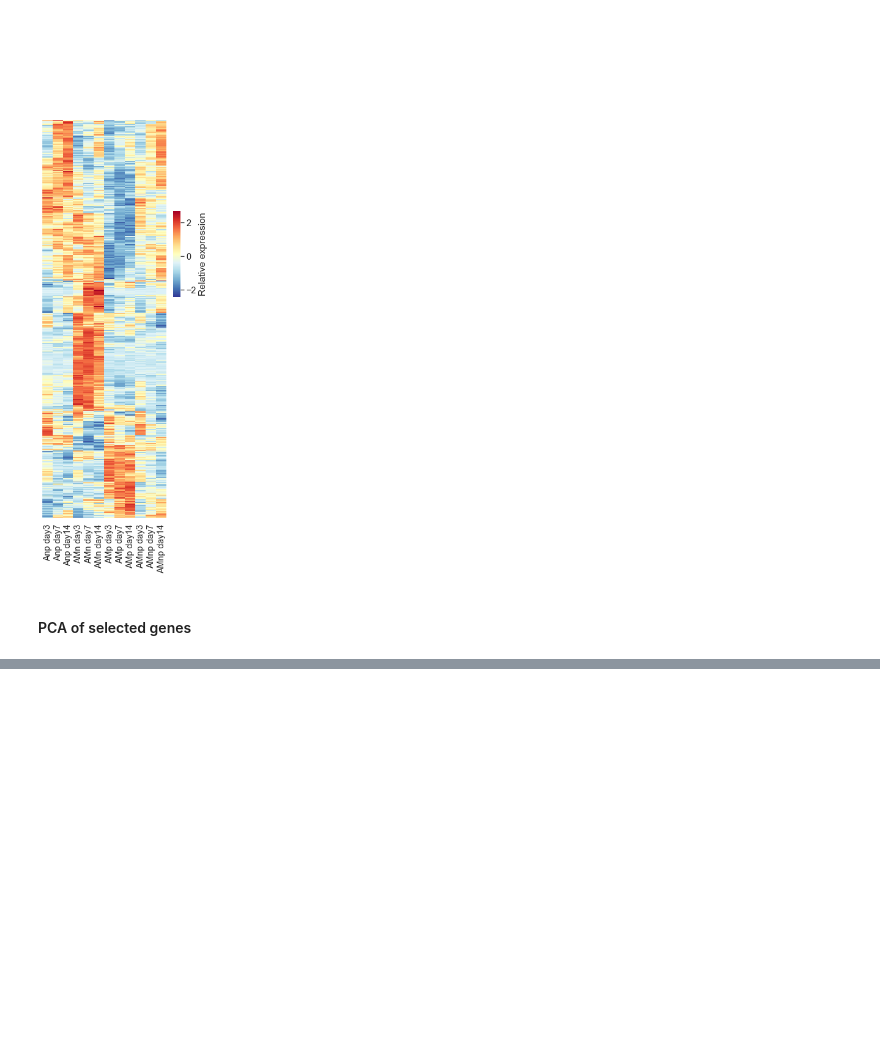
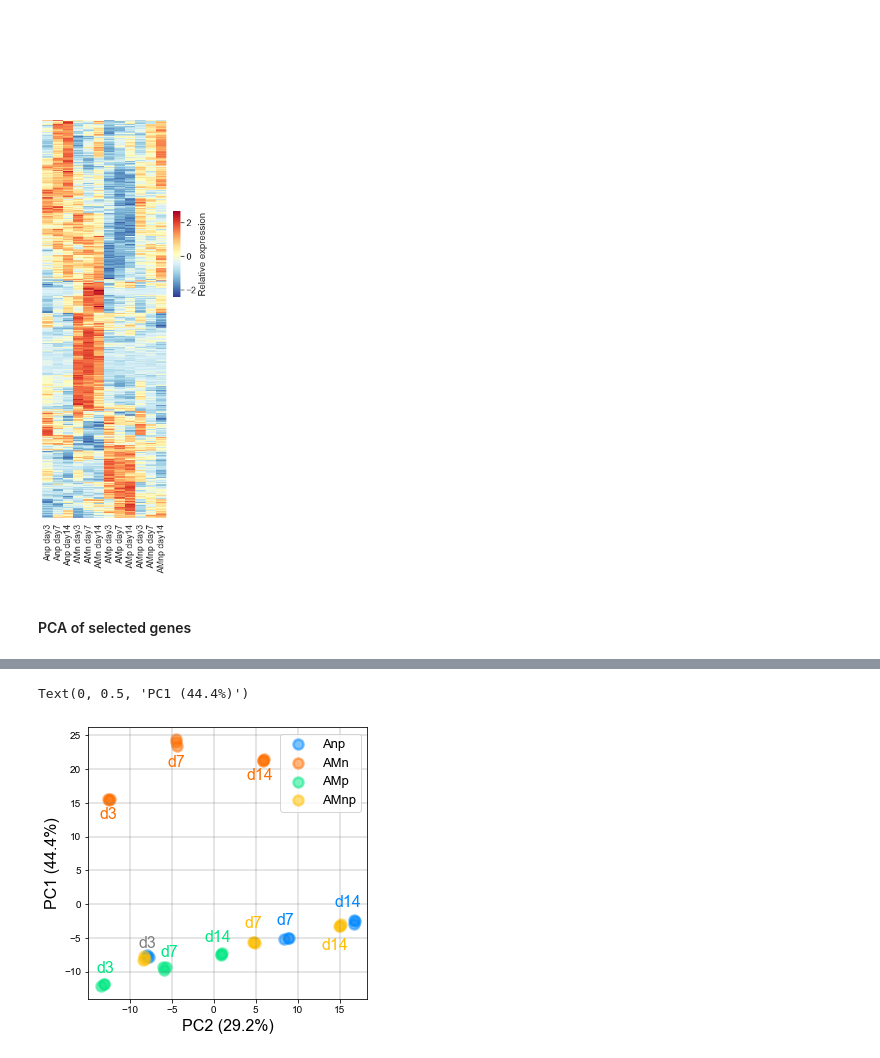
Before and after one commit to fenglabbuf/2025_Li_et_al, a Jupyter notebook: scripts/gene_selection.ipynb, the cells around one changed output, grey strips where cells are left out. Drawn from its saved outputs; the diff is of its cells as text; code cells hidden in the pictures; blank space fills up the shorter version.

```diff
--- a/scripts/gene_selection.ipynb
+++ b/scripts/gene_selection.ipynb
@@ -123,0 +128,42 @@ plt.savefig('./../figs/1G.png', dpi=400, pad_inches=0.1, bbox_inches='tight')
+# %%
+# pc_scale = StandardScaler().fit_transform(dfgrn.to_numpy().T)
+pc_scale = dfgrn.to_numpy().T
+pca = PCA(n_components=2)
+pca.fit(pc_scale)
+pca_value = pca.transform(pc_scale)
+pc_r = pca.explained_variance_ratio_*100
+# %%
+plt.rcParams.update(plt.rcParamsDefault)
+%matplotlib inline
+rcParams['font.family']='arial'
+plt.figure(figsize=(5, 5))
+
+plt.scatter(pca_value[:9:, 1], pca_value[:9:,0], s=100, marker='o',linewidths=2.5,
+            alpha=0.5, edgecolors=colors['Anp'], color = colors['Anp'], label='Anp')
+plt.scatter(pca_value[9:18, 1], pca_value[9:18,0], s=100, marker='o', linewidths=2.5,
+            alpha=0.5, edgecolors=colors['AMn'], color = colors['AMn'], label='AMn')
+plt.scatter(pca_value[18:27, 1], pca_value[18:27,0], s=100, marker='o',linewidths=2.5,
+            alpha=0.5, edgecolors=colors['AMp'], color = colors['AMp'], label='AMp')
+plt.scatter(pca_value[27:, 1], pca_value[27:,0], s=100, marker='o',linewidths=2.5,
+            alpha=0.5, edgecolors=colors['AMnp'], color = colors['AMnp'], label='AMnp')
+plt.grid(linewidth=2, alpha=0.2, color='grey')
+plt.legend(bbox_to_anchor=(1,1), prop={'size':13})
+
+plt.text(pca_value[0,1]-1, pca_value[0,0]+1, 'd3', color='grey', fontsize=16)
+plt.text(pca_value[1,1]-1.5, pca_value[1,0]+2, 'd7', color=colors['Anp'], fontsize=16)
+plt.text(pca_value[2,1]-2.4, pca_value[2,0]+2, 'd14', color=colors['Anp'], fontsize=16)
+plt.text(pca_value[9,1]-1, pca_value[9,0]-3, 'd3', color=colors['AMn'], fontsize=16)
+plt.text(pca_value[10,1]-1, pca_value[10,0]-4, 'd7', color=colors['AMn'], fontsize=16)
+plt.text(pca_value[11,1]-2, pca_value[11,0]-3, 'd14', color=colors['AMn'], fontsize=16)
+plt.text(pca_value[18,1]-0.5, pca_value[18,0]+2, 'd3', color=colors['AMp'], fontsize=16)
+plt.text(pca_value[19,1]-0.5, pca_value[19,0]+2, 'd7', color=colors['AMp'], fontsize=16)
+plt.text(pca_value[20,1]-2, pca_value[20,0]+2, 'd14', color=colors['AMp'], fontsize=16)
+plt.text(pca_value[28,1]-1, pca_value[28,0]+2, 'd7', color=colors['AMnp'], fontsize=16)
+plt.text(pca_value[29,1]-2, pca_value[29,0]-3.5, 'd14', color=colors['AMnp'], fontsize=16)
+
+plt.xlabel('PC2 (' + str(pc_r[1])[:4] + '%)', fontsize=16)
+plt.ylabel('PC1 (' + str(pc_r[0])[:4] + '%)', fontsize=16)
+#plt.savefig('./../figs/1G.png', dpi=400, pad_inches=0.1, bbox_inches='tight')
+# %% [output]
+Text(0, 0.5, 'PC1 (44.4%)')
+[figure, added]
```
Also changed, not shown: parts of 3 cells of this notebook, 4 other files.
